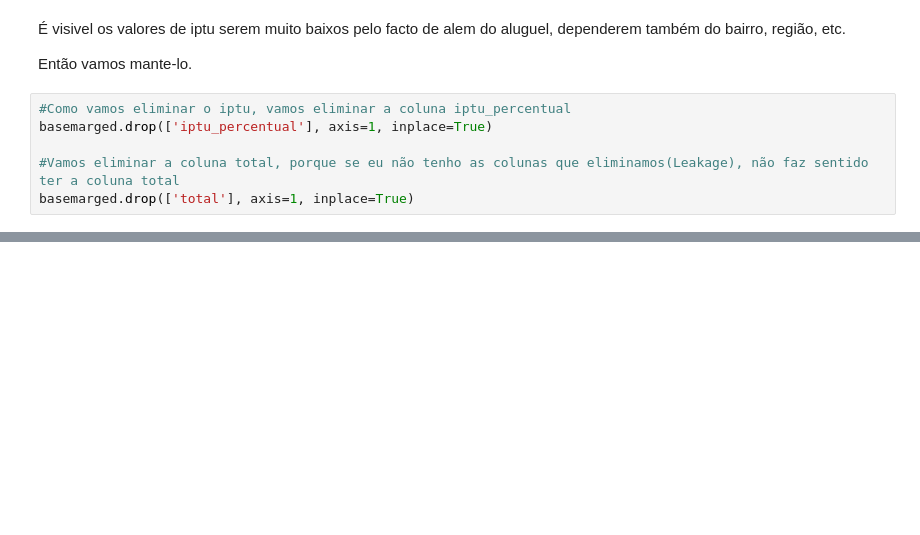
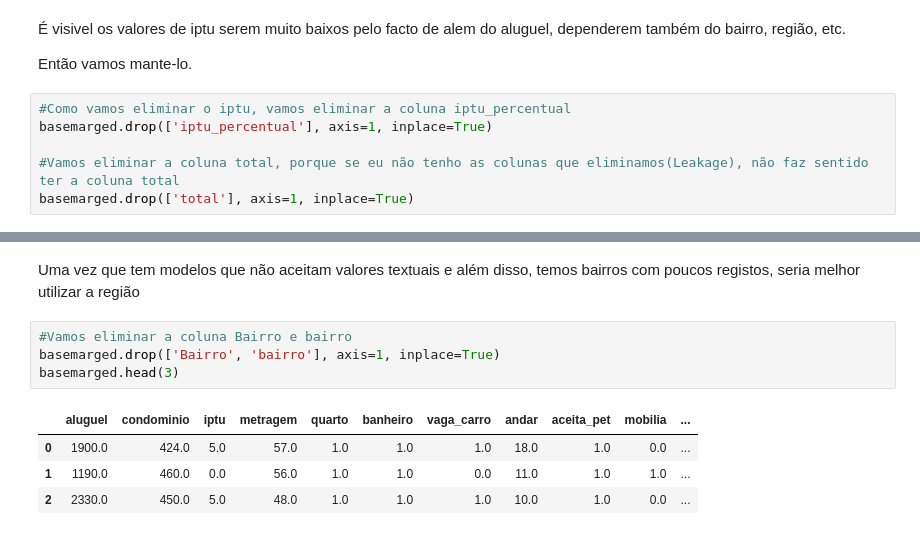
Before and after one commit to abilioepalanga/Market-Value-Predictor-Airbnb, a Jupyter notebook: main.ipynb, the cells around one changed output, grey strips where cells are left out. Cells and saved outputs as stored; diff of their text form; blank space fills up the shorter version.

Commit message:
Vamos eliminar a coluna Bairro e bairro

```diff
--- a/main.ipynb
+++ b/main.ipynb
@@ -1532,0 +1555,11 @@ basemarged.drop(['total'], axis=1, inplace=True)
+# %% [markdown]
+Uma vez que tem modelos que não aceitam valores textuais e além disso, temos bairros com poucos registos, seria melhor utilizar a região
+# %%
+#Vamos eliminar a coluna Bairro e bairro
+basemarged.drop(['Bairro', 'bairro'], axis=1, inplace=True)
+basemarged.head(3)
+# %% [output]
+|  | aluguel | condominio | iptu | metragem | quarto | banheiro | vaga_carro | andar | aceita_pet | mobilia | ... |
+| 0 | 1900.0 | 424.0 | 5.0 | 57.0 | 1.0 | 1.0 | 1.0 | 18.0 | 1.0 | 0.0 | ... |
+| 1 | 1190.0 | 460.0 | 0.0 | 56.0 | 1.0 | 1.0 | 0.0 | 11.0 | 1.0 | 1.0 | ... |
+| 2 | 2330.0 | 450.0 | 5.0 | 48.0 | 1.0 | 1.0 | 1.0 | 10.0 | 1.0 | 0.0 | ... |
```
Also changed, not shown: parts of 2 cells of this notebook.
